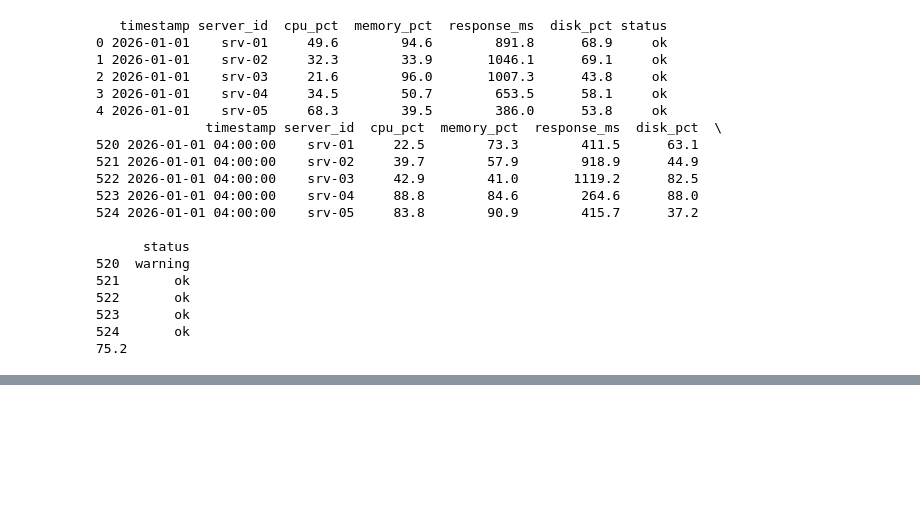
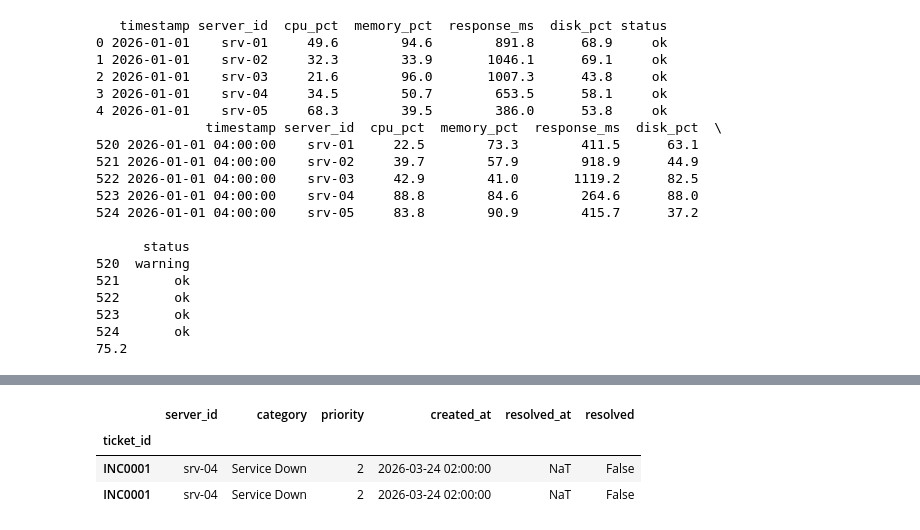
Before and after one commit to raviadapa-ai/python-for-ai-ml, a Jupyter notebook: 3-pandas/7-pandas-indexing.ipynb, the cells around one changed output, grey strips where cells are left out. Saved outputs shown, nothing was run; the diff lists cells and outputs as text; code cells hidden in the pictures; blank space fills up the shorter version.

```diff
--- a/3-pandas/7-pandas-indexing.ipynb
+++ b/3-pandas/7-pandas-indexing.ipynb
@@ -447,0 +491,7 @@ print(df_metrics.iloc[100,2])
+# %%
+df_tickets.set_index("ticket_id").loc["INC0001"]
+# %% [output]
+|  | server_id | category | priority | created_at | resolved_at | resolved |
+| ticket_id |  |  |  |  |  |  |
+| INC0001 | srv-04 | Service Down | 2 | 2026-03-24 02:00:00 | NaT | False |
+| INC0001 | srv-04 | Service Down | 2 | 2026-03-24 02:00:00 | NaT | False |
```
Also changed, not shown: parts of 10 cells of this notebook.
